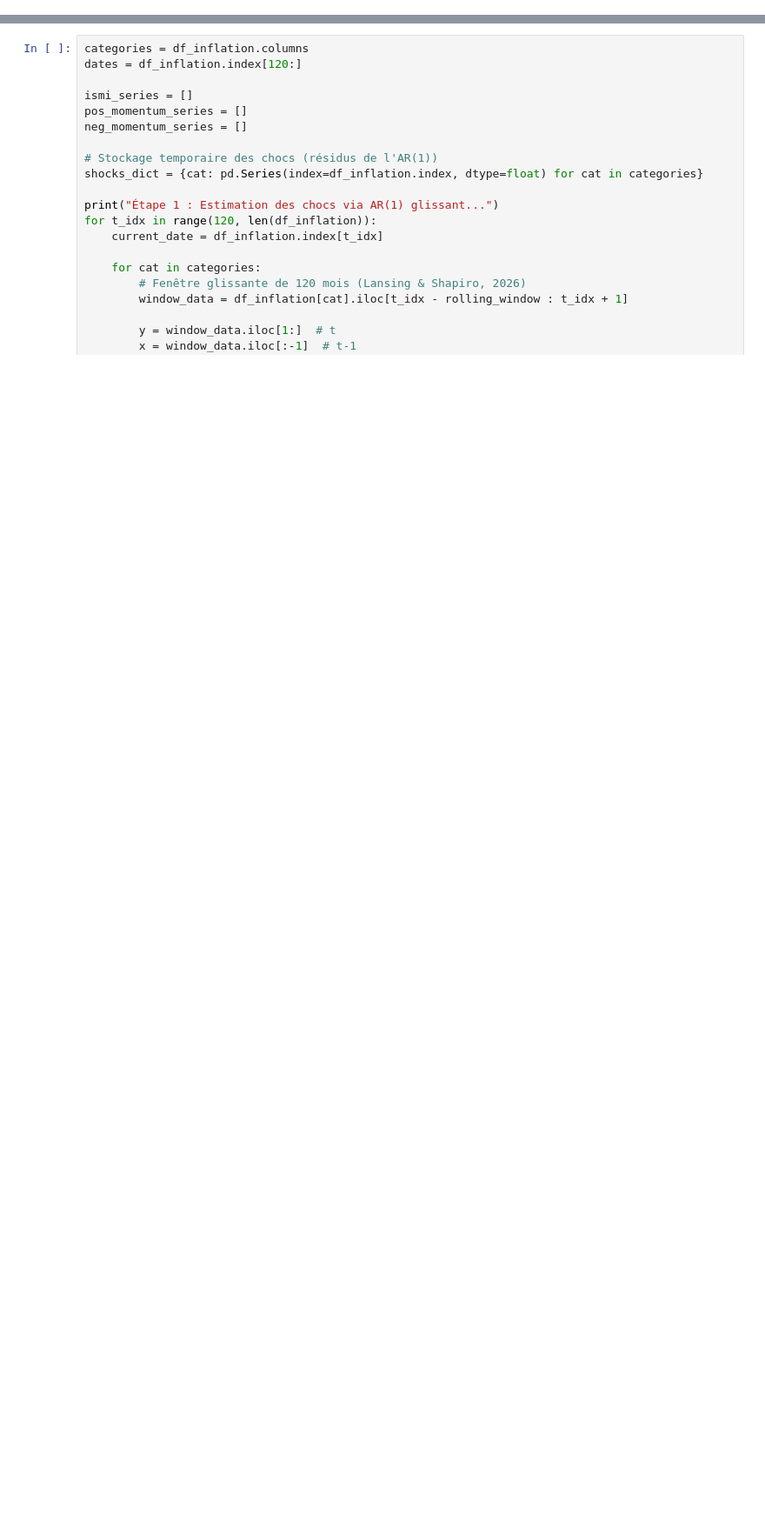
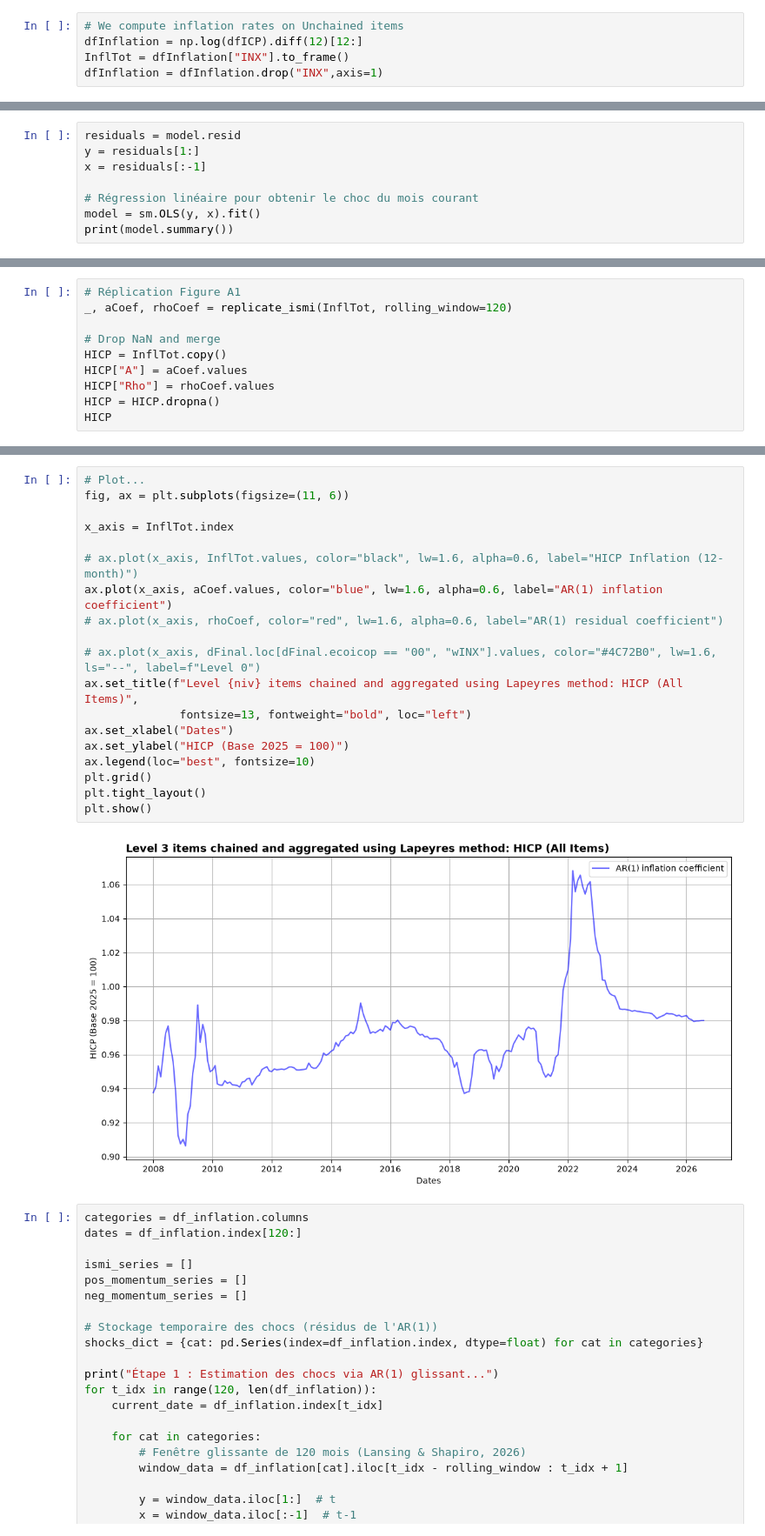
Before and after one commit to Lea-Gosselin/ismi-index, a Jupyter notebook: main.ipynb, the cells around one changed output, grey strips where cells are left out. Shown at 87% size. Saved outputs shown, nothing was run; the diff lists cells and outputs as text; blank space fills up the shorter version.

Commit message:
Appendix A1 replicated, almost there

```diff
--- a/main.ipynb
+++ b/main.ipynb
@@ -29,0 +16,5 @@ df_inflation
+# %%
+# We compute inflation rates on Unchained items
+dfInflation = np.log(dfICP).diff(12)[12:]
+InflTot = dfInflation["INX"].to_frame()
+dfInflation = dfInflation.drop("INX",axis=1)
@@ -29,0 +55,8 @@ df_inflation
+# %%
+residuals = model.resid
+y = residuals[1:]
+x = residuals[:-1]
+
+# Régression linéaire pour obtenir le choc du mois courant
+model = sm.OLS(y, x).fit()
+print(model.summary())
@@ -101,0 +176,10 @@ def replicate_ismi(df_inflation, df_weights, rolling_window=120, k=3):
+# %%
+# Réplication Figure A1
+_, aCoef, rhoCoef = replicate_ismi(InflTot, rolling_window=120)
+
+# Drop NaN and merge
+HICP = InflTot.copy()
+HICP["A"] = aCoef.values
+HICP["Rho"] = rhoCoef.values
+HICP = HICP.dropna()
+HICP
@@ -102,3 +249,24 @@ def replicate_ismi(df_inflation, df_weights, rolling_window=120, k=3):
+# %%
+# Plot...
+fig, ax = plt.subplots(figsize=(11, 6))
+
+x_axis = InflTot.index
+
+# ax.plot(x_axis, InflTot.values, color="black", lw=1.6, alpha=0.6, label="HICP Inflation (12-month)")
+ax.plot(x_axis, aCoef.values, color="blue", lw=1.6, alpha=0.6, label="AR(1) inflation coefficient")
+# ax.plot(x_axis, rhoCoef, color="red", lw=1.6, alpha=0.6, label="AR(1) residual coefficient")
+
+# ax.plot(x_axis, dFinal.loc[dFinal.ecoicop == "00", "wINX"].values, color="#4C72B0", lw=1.6, ls="--", label=f"Level 0")
+ax.set_title(f"Level {niv} items chained and aggregated using Lapeyres method: HICP (All Items)",
+              fontsize=13, fontweight="bold", loc="left")
+ax.set_xlabel("Dates")
+ax.set_ylabel("HICP (Base 2025 = 100)")
+ax.legend(loc="best", fontsize=10)
+plt.grid()
+plt.tight_layout()
+plt.show()
+# %% [output]
+[figure, added]
 # %%
 categories = df_inflation.columns
 dates = df_inflation.index[120:]
```
Also changed, not shown: parts of 7 cells of this notebook, 2 other files.
